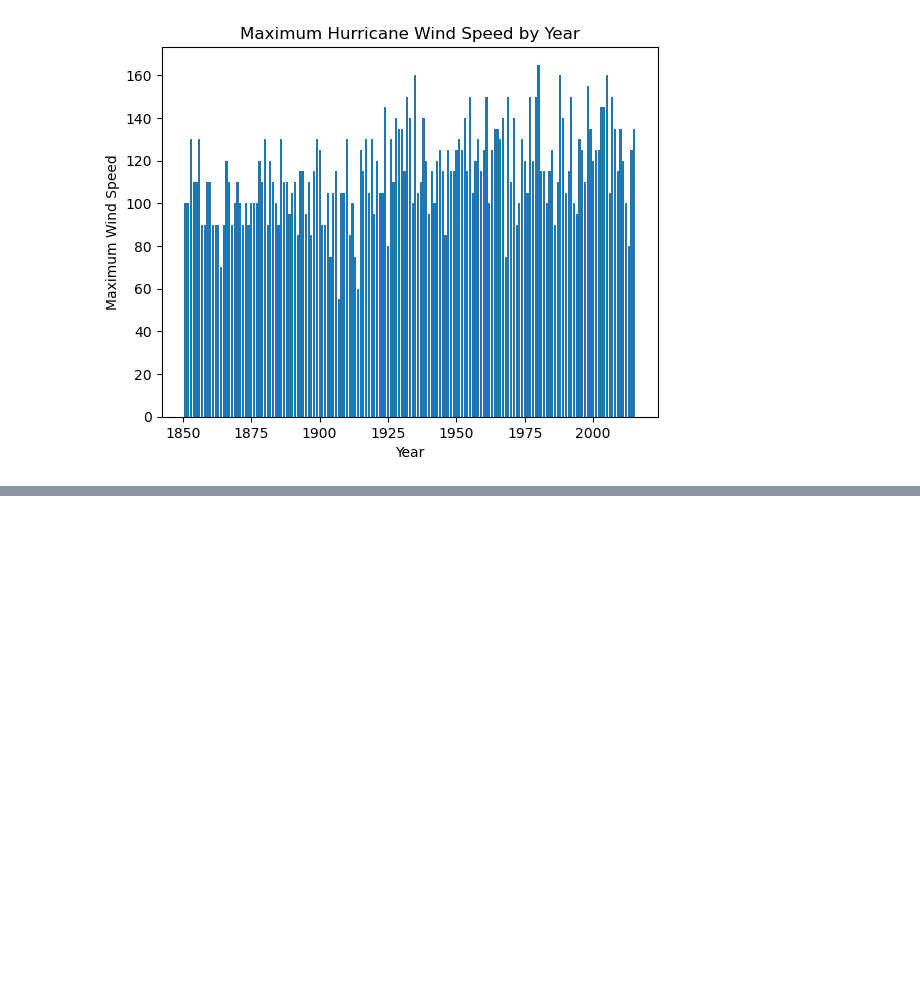
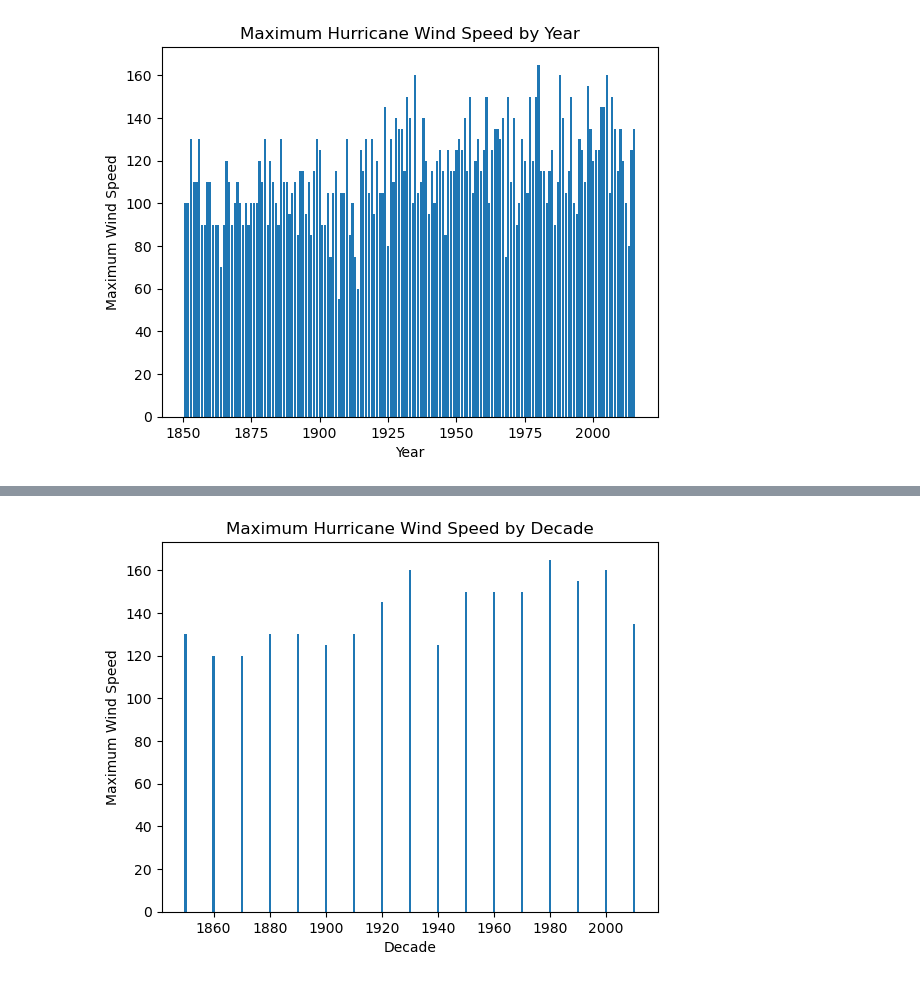
Before and after one commit to DanielBrechner/hurrdat_co2, a Jupyter notebook: all_hurr_test.ipynb, the cells around one changed output, grey strips where cells are left out. Drawn from its saved outputs; the diff is of its cells as text; code cells hidden in the pictures; blank space fills up the shorter version.

Commit message:
max wind speed by decade

```diff
--- a/all_hurr_test.ipynb
+++ b/all_hurr_test.ipynb
@@ -106,3 +106,7 @@ plt.ylabel('Maximum Wind Speed')
 plt.show()
 # %% [output]
 [figure]
+# %%
+sorted_hurr['Decade'] = (sorted_hurr['Year'] // 10) * 10
+max_wind_by_decade = sorted_hurr.groupby('Decade')['Maximum Wind'].max()
+max_wind_by_decade
@@ -108,0 +133,8 @@ plt.show()
+# %%
+plt.bar(max_wind_by_decade.index, max_wind_by_decade.values)
+plt.xlabel('Decade')
+plt.ylabel('Maximum Wind Speed')
+plt.title('Maximum Hurricane Wind Speed by Decade')
+plt.show()
+# %% [output]
+[figure, added]
```
Also changed, not shown: parts of 1 cell of this notebook.
